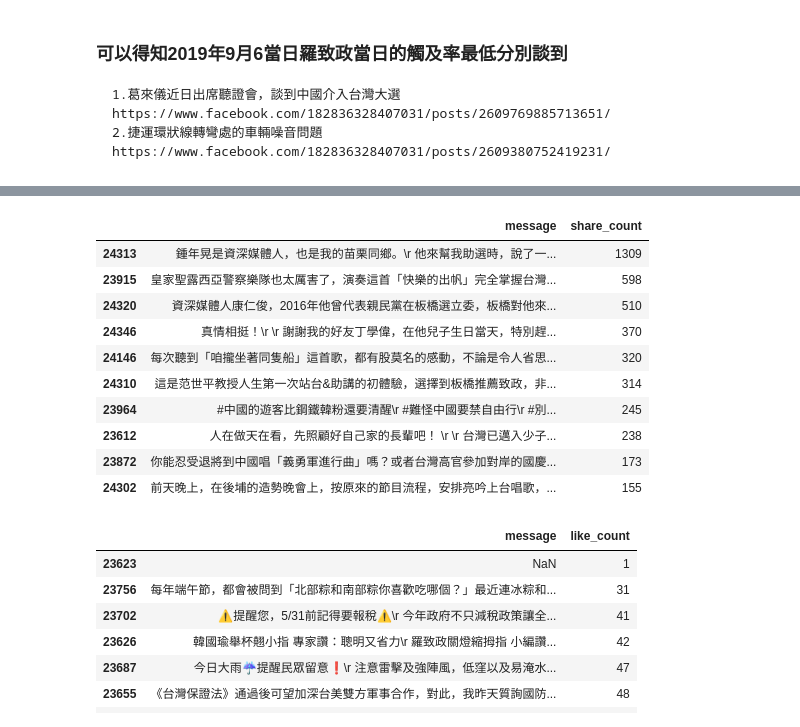
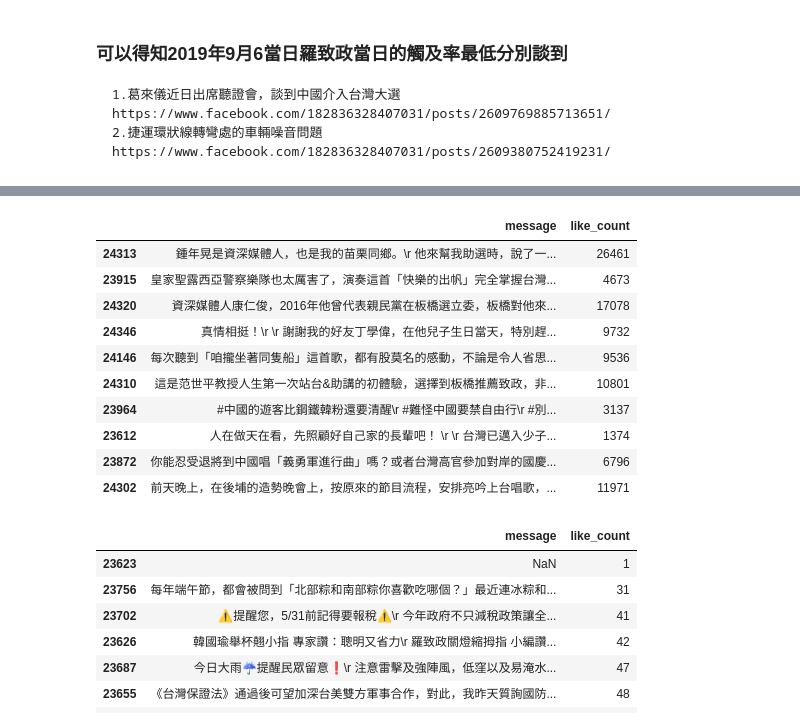
Before and after one commit to binying-lu/-2021-Politics-and-information, a Jupyter notebook: HW 04/9th_legislator_Banqiao_Lo.ipynb, the cells around one changed output, grey strips where cells are left out. Cells and saved outputs as stored; diff of their text form; code cells hidden in the pictures.

```diff
--- a/HW 04/9th_legislator_Banqiao_Lo.ipynb
+++ b/HW 04/9th_legislator_Banqiao_Lo.ipynb
@@ -396,21 +396,21 @@ re.split('。 |：', promise)
 # %%
 # 整年 貼文分享數最高
 share_top10 = lo.sort_values('share_count',ascending=False).head(10)
-share_top10 = share_top10[['message','share_count']]
+share_top10 = share_top10[['message','like']]
 share_top10 = share_top10.replace(r'\n',' ',regex=True) # message text preprocessing
 share_top10
 # %% [output]
-|  | message | share_count |
-| 24313 | 鍾年晃是資深媒體人，也是我的苗栗同鄉。\r 他來幫我助選時，說了一... | 1309 |
-| 23915 | 皇家聖露西亞警察樂隊也太厲害了，演奏這首「快樂的出帆」完全掌握台灣... | 598 |
-| 24320 | 資深媒體人康仁俊，2016年他曾代表親民黨在板橋選立委，板橋對他來... | 510 |
-| 24346 | 真情相挺！\r \r 謝謝我的好友丁學偉，在他兒子生日當天，特別趕... | 370 |
-| 24146 | 每次聽到「咱攏坐著同隻船」這首歌，都有股莫名的感動，不論是令人省思... | 320 |
-| 24310 | 這是范世平教授人生第一次站台&助講的初體驗，選擇到板橋推薦致政，非... | 314 |
-| 23964 | #中國的遊客比鋼鐵韓粉還要清醒\r #難怪中國要禁自由行\r #別... | 245 |
-| 23612 | 人在做天在看，先照顧好自己家的長輩吧！ \r \r 台灣已邁入少子... | 238 |
-| 23872 | 你能忍受退將到中國唱「義勇軍進行曲」嗎？或者台灣高官參加對岸的國慶... | 173 |
-| 24302 | 前天晚上，在後埔的造勢晚會上，按原來的節目流程，安排亮吟上台唱歌，... | 155 |
+|  | message | like_count |
+| 24313 | 鍾年晃是資深媒體人，也是我的苗栗同鄉。\r 他來幫我助選時，說了一... | 26461 |
+| 23915 | 皇家聖露西亞警察樂隊也太厲害了，演奏這首「快樂的出帆」完全掌握台灣... | 4673 |
+| 24320 | 資深媒體人康仁俊，2016年他曾代表親民黨在板橋選立委，板橋對他來... | 17078 |
+| 24346 | 真情相挺！\r \r 謝謝我的好友丁學偉，在他兒子生日當天，特別趕... | 9732 |
+| 24146 | 每次聽到「咱攏坐著同隻船」這首歌，都有股莫名的感動，不論是令人省思... | 9536 |
+| 24310 | 這是范世平教授人生第一次站台&助講的初體驗，選擇到板橋推薦致政，非... | 10801 |
+| 23964 | #中國的遊客比鋼鐵韓粉還要清醒\r #難怪中國要禁自由行\r #別... | 3137 |
+| 23612 | 人在做天在看，先照顧好自己家的長輩吧！ \r \r 台灣已邁入少子... | 1374 |
+| 23872 | 你能忍受退將到中國唱「義勇軍進行曲」嗎？或者台灣高官參加對岸的國慶... | 6796 |
+| 24302 | 前天晚上，在後埔的造勢晚會上，按原來的節目流程，安排亮吟上台唱歌，... | 11971 |
 # %%
 # 整年 按讚數最低
 like_last10 = lo.sort_values('like_count',ascending=True).head(10)
```
